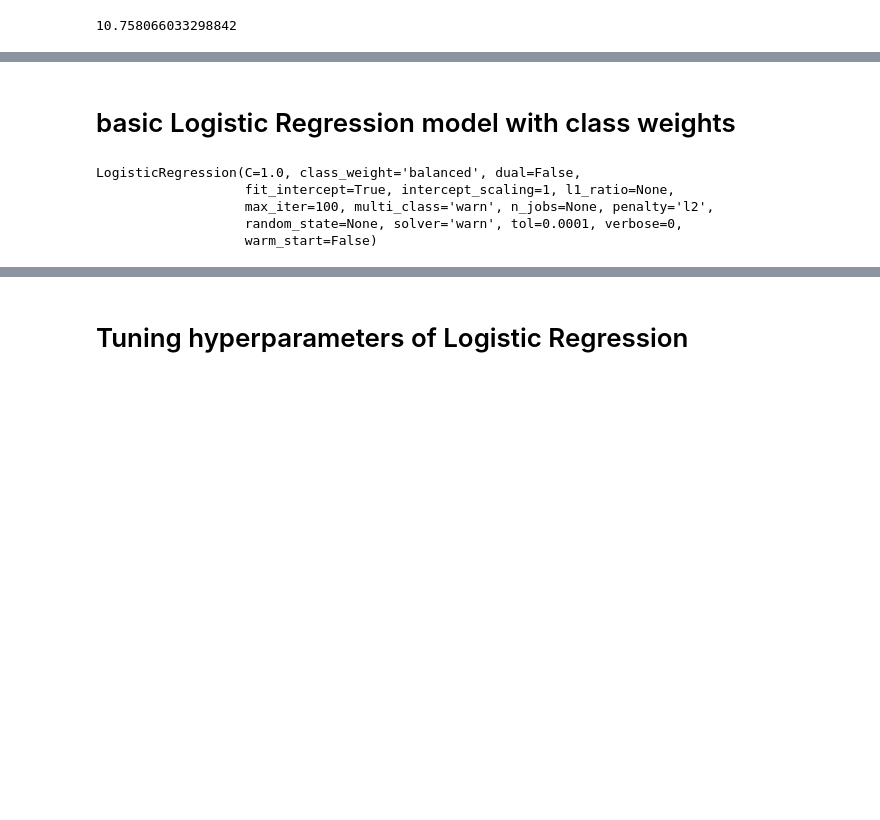
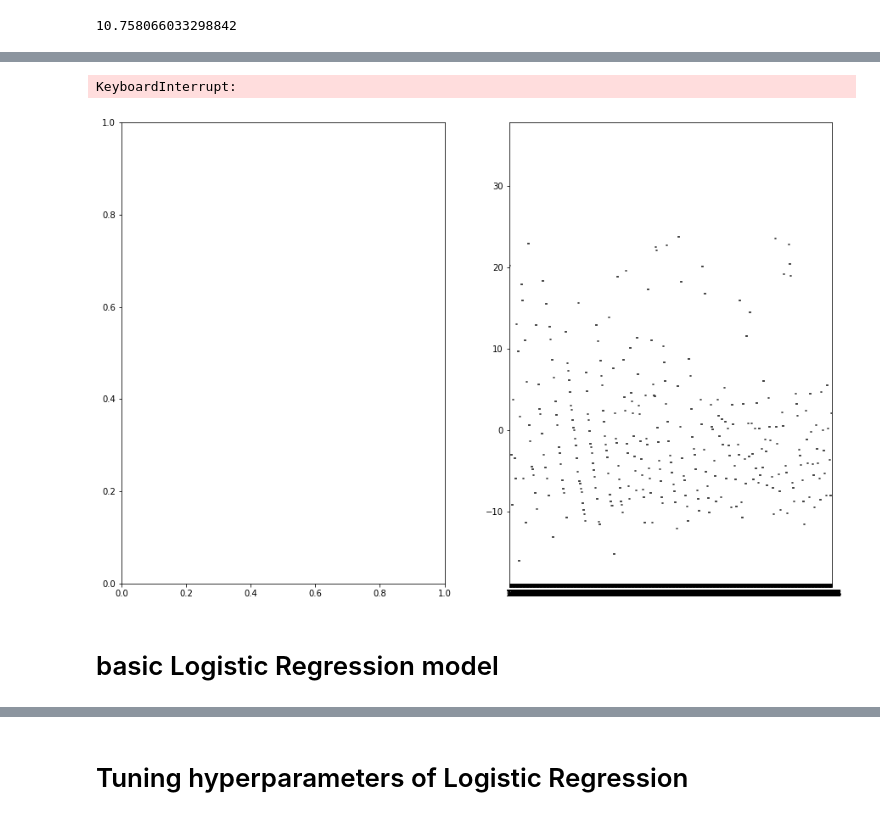
Before and after one commit to slavaminchuk/Logistic-regression, a Jupyter notebook: Logistic regression.ipynb, the cells around one changed output, grey strips where cells are left out. Cells and saved outputs as stored; diff of their text form; code cells hidden in the pictures; blank space fills up the shorter version.

```diff
--- a/Logistic regression.ipynb
+++ b/Logistic regression.ipynb
@@ -223,5 +390,12 @@ Name: is_promoted, dtype: float64
+# %%
+fig, axes = plt.subplots(1, 2, figsize=(15, 10))
+sns.boxplot(x=sample_false["principal component 1"], y=sample_false["principal component 2"])
+sns.boxplot(x=sample_true["principal component 1"], y=sample_true["principal component 2"])
+# %% [output]
+KeyboardInterrupt:
+[figure, added]
 # %% [markdown]
-# basic Logistic Regression model with class weights
+# basic Logistic Regression model
 # %%
 from sklearn.linear_model import LogisticRegression
 from sklearn.model_selection import cross_val_score
@@ -229,14 +409,8 @@ from sklearn.metrics import confusion_matrix, roc_auc_score, precision_score, re
 # %%
-#building a logistic regression model
-lr_basemodel = LogisticRegression(class_weight='balanced')
+# building a logistic regression model
+lr_basemodel = LogisticRegression()
 lr_basemodel.fit(X_train, y_train)
 
-#predicting values for a test dataset
+# predicting values for a test dataset
 y_pred_basemodel = lr_basemodel.predict(X_test)
-# %% [output]
-LogisticRegression(C=1.0, class_weight='balanced', dual=False,
-                   fit_intercept=True, intercept_scaling=1, l1_ratio=None,
-                   max_iter=100, multi_class='warn', n_jobs=None, penalty='l2',
-                   random_state=None, solver='warn', tol=0.0001, verbose=0,
-                   warm_start=False)
 # %%
```
Also changed, not shown: parts of 94 cells of this notebook.
